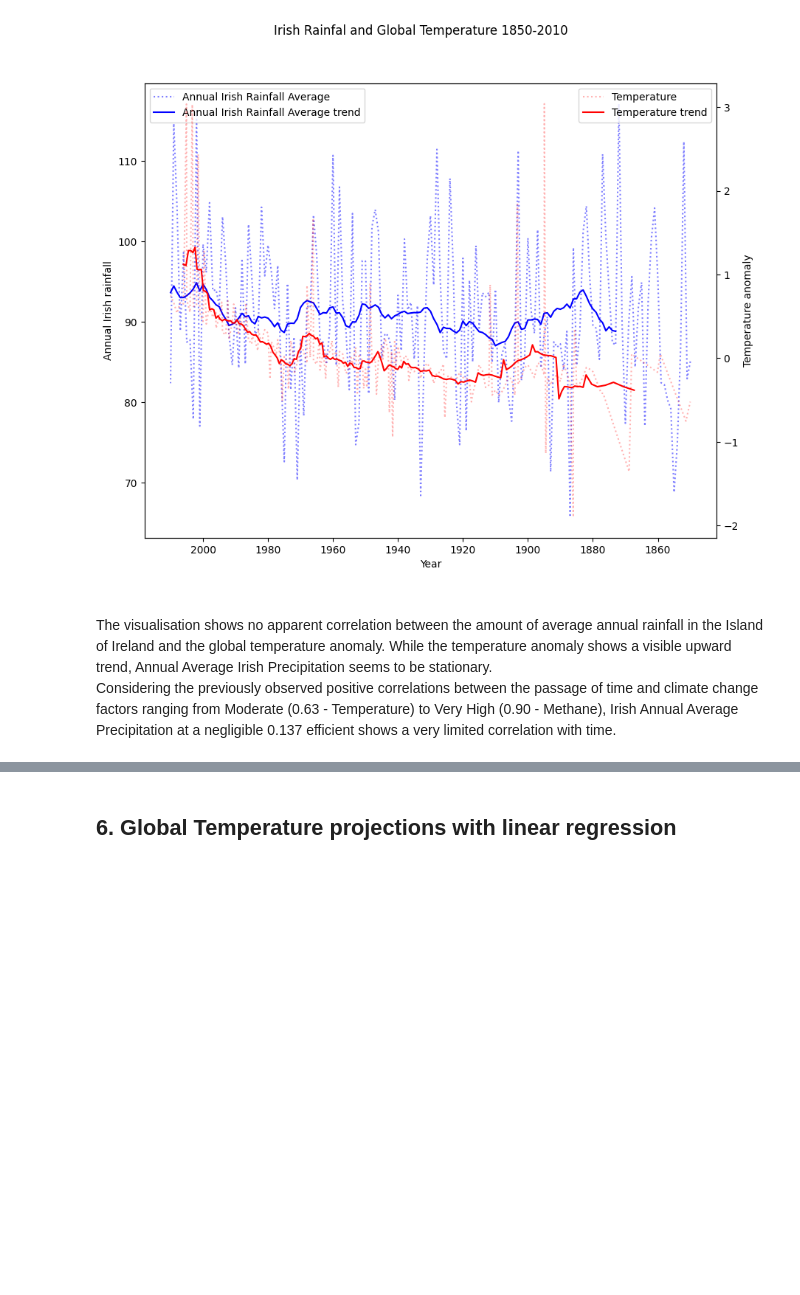
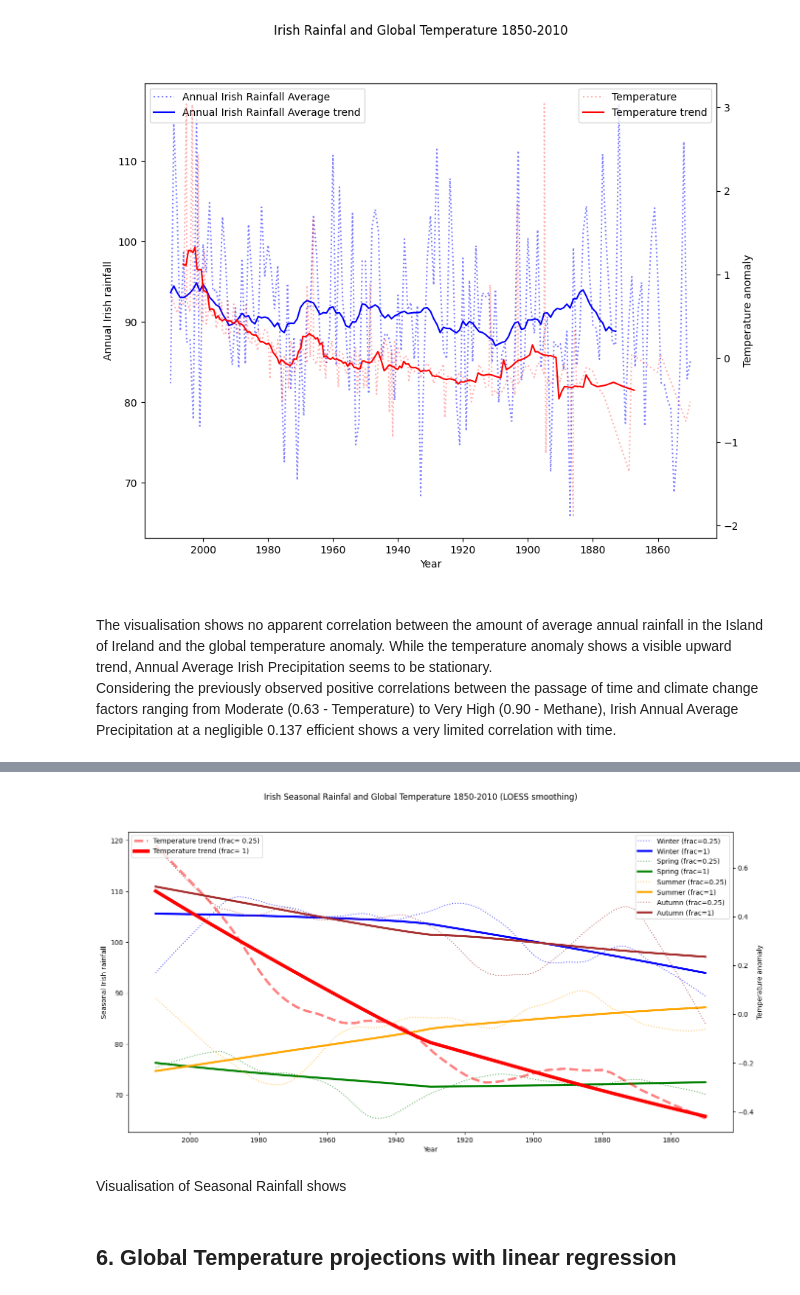
Before and after one commit to noyo0/ProgrammingForDataAnalysis_Project2, a Jupyter notebook: Project2/Project2.ipynb, the cells around one changed output, grey strips where cells are left out. Drawn from its saved outputs; the diff is of its cells as text; code cells hidden in the pictures; blank space fills up the shorter version.

```diff
--- a/Project2/Project2.ipynb
+++ b/Project2/Project2.ipynb
@@ -1433,3 +1403,67 @@ IrishRainfall[1:]
+# %%
+# Visualisation for seasonal rainfall and global temperature
+
+import statsmodels.api as sm
+lowess = sm.nonparametric.lowess
+
+# prepare temperature data, align with IIP data and smooth with lowess
+Temperature_short = Temperature[Temperature['Age'].between(-60,100)].copy() # cut temperature to 1850-2010 as IIP
+Temperature_short['Year']=1950-Temperature_short['Age']#convert BP age to Year
+Temperature_short=Temperature_short.drop(['Age'],axis=1)#drop Age
+Temperature_short = Temperature_short.sort_values('Year') #align with Rainfall data (ascending)
+#smooth with frac=0.25
+CE_Temp_lowess=sm.nonparametric.lowess(Temperature_short['Temperature'], #y=temperature
+                                       Temperature_short['Year'], #x=Year
+                                       frac=0.25) # degree of smoothing
+CE_Temp_trend = pd.DataFrame(CE_Temp_lowess[:, 1], index=Temperature_short.index, columns=['Temperature'])
+#smooth with frac=1
+CE_Temp_lowess2=sm.nonparametric.lowess(Temperature_short['Temperature'],
+                                       Temperature_short['Year'],
+                                       frac=1) # smooth temperature data for trendline
+CE_Temp_trend2 = pd.DataFrame(CE_Temp_lowess2[:, 1], index=Temperature_short.index, columns=['Temperature'])
+
+# Visualisation
+# set plot with shared x axis
+fig, ax1 = plt.subplots(figsize=(16,8))
+ax2 = ax1.twinx() #share x axis
+#first y axis
+linecolors=['blue','green','orange','brown']#line colors for visualisation
+for label,line in zip(slabel,linecolors): #iterate through labels (set previously) and linecolours
+    # Fit the LOWESS regression model (tutorial: https://aitechtrend.com/smoothing-out-the-noise-analyzing-data-with-lowess-regression-in-python/)
+    y=S_Avg[f'{label} Avg'] #y axis seasonal averages
+    x=S_Avg.index.values # years from df index
+    S_lowess = sm.nonparametric.lowess(y, x, frac=0.25)  #frac= Between 0 and 1. The fraction of the data used when estimating each y-value.
+    S_lowess2 = sm.nonparametric.lowess(y, x, frac=1)
+# visualise result
+    #create dataframes for visualisation from lowess array's second column, using index and labels from original dataframe
+    S_lowess = pd.DataFrame(S_lowess[:, 1], index=S_Avg.index, columns=[f'{label} Avg'])
+    S_lowess2 = pd.DataFrame(S_lowess2[:, 1], index=S_Avg.index, columns=[f'{label} Avg'])
+    #create plots for original data, smoothed with 0.25 frac and with 1 frac
+    #ax1.plot(S_Avg.index.values,S_Avg[f'{label} Avg'], alpha=0.3, linestyle=':')
+    ax1.plot(S_Avg.index.values,S_lowess[f'{label} Avg'], color=line,alpha=0.6,linestyle=':',label=f"{label} (frac=0.25)")
+    ax1.plot(S_Avg.index.values,S_lowess2[f'{label} Avg'], color=line,label=f"{label} (frac=1)",linewidth=3)
+
+ax1.set_xlabel('Year')
+ax1.set_ylabel('Seasonal Irish rainfall', color='black')
+ax1.invert_xaxis() # inverts axis to match order of previous visualisations
+ax1.legend(loc='upper right')
+# second y axis
+ax2.plot(Temperature_short['Year'], CE_Temp_trend['Temperature'], label='Temperature trend (frac= 0.25)', color='red', alpha=0.5,linewidth=3.5, linestyle='--')
+ax2.plot(Temperature_short['Year'], CE_Temp_trend2['Temperature'], label='Temperature trend (frac= 1)', color='red', alpha=1,linewidth=5)
+ax2.legend(loc='upper left')
+ax2.set_ylabel('Temperature anomaly', color='black')
+
+plt.suptitle('Irish Seasonal Rainfal and Global Temperature 1850-2010 (LOESS smoothing)')
+plt.show()
+
+#lowess (ref: https://www.statsmodels.org/devel/generated/statsmodels.nonparametric.smoothers_lowess.lowess.html)
+#lowess (ref: https://aitechtrend.com/smoothing-out-the-noise-analyzing-data-with-lowess-regression-in-python/)
+#dataframe (ref: https://www.datacamp.com/tutorial/pandas-tutorial-dataframe-python?utm_source=google&utm_medium=paid_search&utm_campaignid=19589720818&utm_adgroupid=157156373751&utm_device=c&utm_keyword=&utm_matchtype=&utm_network=g&utm_adpostion=&utm_creative=684753664234&utm_targetid=aud-517318241987:dsa-2218886984100&utm_loc_interest_ms=&utm_loc_physical_ms=1007909&utm_content=&utm_campaign=230119_1-sea~dsa~tofu_2-b2c_3-eu_4-prc_5-na_6-na_7-le_8-pdsh-go_9-na_10-na_11-na-jan24&gad_source=1&gclid=Cj0KCQiAtOmsBhCnARIsAGPa5yal8Xtw34Y4G7oTcotG5OIqeiXe9UiVCPgfbPNNkwkL1PpZycFynX0aAk1UEALw_wcB)
+#slice dataframe between values (ref: https://www.includehelp.com/python/how-to-select-rows-in-a-dataframe-between-two-values-in-python-pandas.aspx)
+# %% [output]
+[figure, added]
+# %% [markdown]
+Visualisation of Seasonal Rainfall shows
 # %% [markdown]
 ## 6. Global Temperature projections with linear regression
 # %% [markdown]
```
Also changed, not shown: parts of 9 cells of this notebook.
